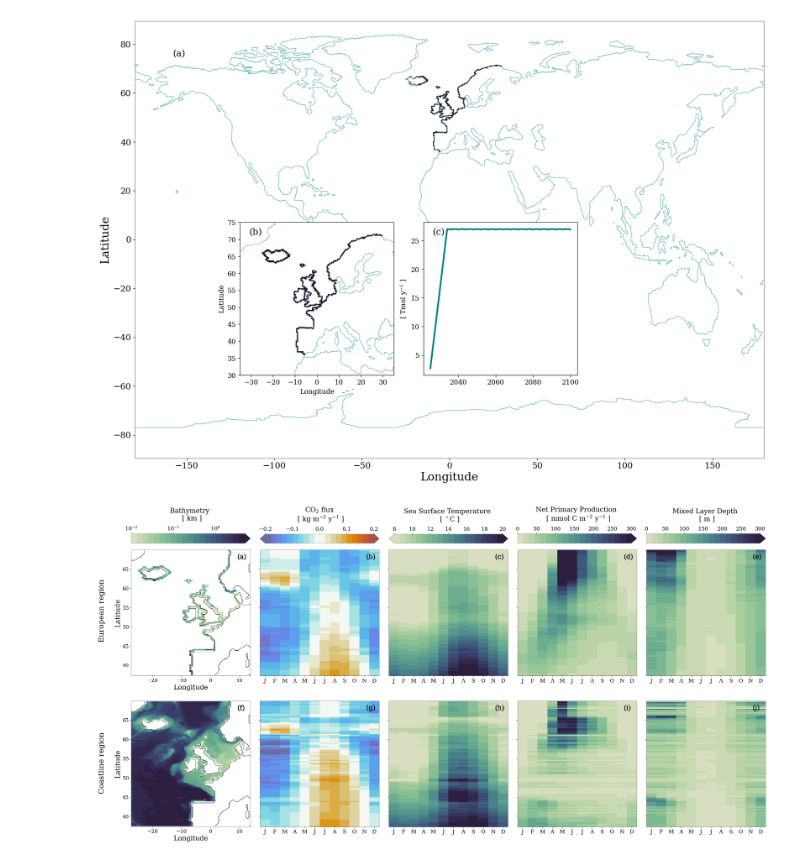
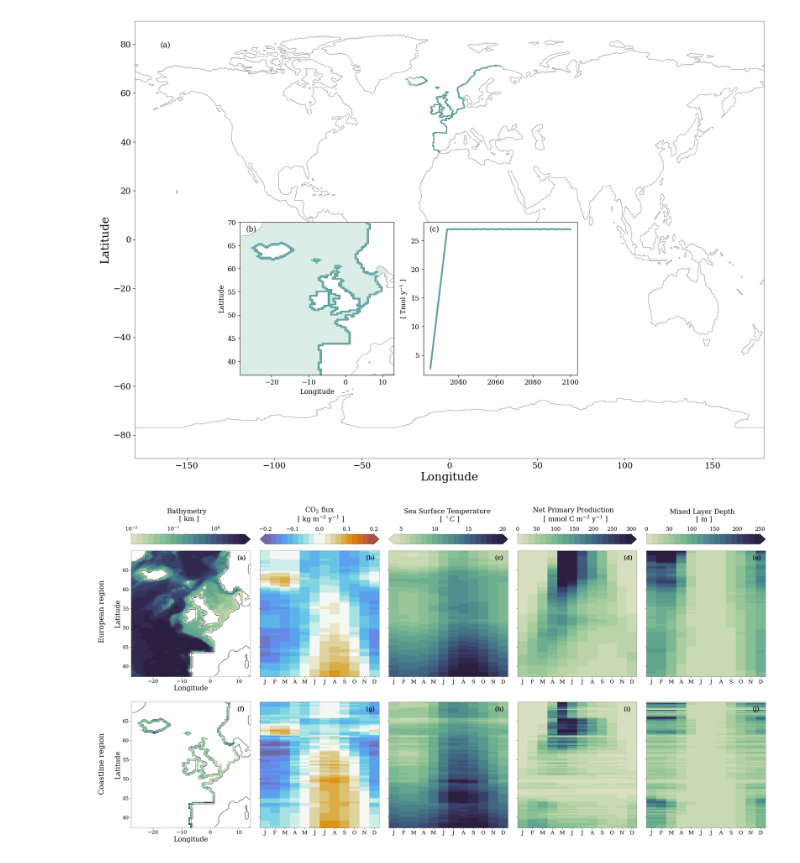
Before and after one commit to chiaraciscato/2026_ciscato_oae_seasonality, a Jupyter notebook: scripts/figure1,2.ipynb, the cells around one changed output. Saved outputs shown, nothing was run; the diff lists cells and outputs as text; code cells hidden in the pictures.

```diff
--- a/scripts/figure1,2.ipynb
+++ b/scripts/figure1,2.ipynb
@@ -3,9 +3,9 @@
 # %%
 vars = {
     'co2flux': {'var_name': 'co2flux',     'conv_term':'31536000', 'vmin':-0.2,'vmax':0.2, 'unit_chg': r'kg $\mathregular{m^{-2} \ y^{-1}}$',     'long':'$\mathregular{CO_{2}}$ flux'},
-    'sst':     {'var_name': 'sosstsst'                           , 'vmin':8,   'vmax':20,  'unit_chg': r'$^\circ$C',                              'long': 'Sea Surface Temperature'},
+    'sst':     {'var_name': 'sosstsst'                           , 'vmin':4,   'vmax':20,  'unit_chg': r'$^\circ$C',                              'long': 'Sea Surface Temperature'},
     'npp':     {'var_name': 'bgc_diag_pp', 'conv_term':'31536000', 'vmin':0,   'vmax':300, 'unit_chg': r'mmol C $\mathregular{m^{-2} \ y^{-1}}$', 'long':'Net Primary Production'},
-    'mld':     {'var_name': 'somxl010'                           , 'vmin':0,   'vmax':300, 'unit_chg': 'm',                                       'long': 'Mixed Layer Depth'},
+    'mld':     {'var_name': 'somxl010'                           , 'vmin':0,   'vmax':250, 'unit_chg': 'm',                                       'long': 'Mixed Layer Depth'},
 }
 # %%
 def month_x_labels(ax):
@@ -78,9 +78,12 @@ fig, ax_out = plt.subplots(figsize=(20,14))
 alk_mask = xr.open_dataset(data_path + '../alk_mask/alkalinity_mask_timeseries.nc')['alk_flux'].sum('time_counter')
 alk_mask = alk_mask.where(alk_mask)
 alk_mask = xr.where(alk_mask.notnull(), 1, 0)
+alk_mask_sliced = alk_mask.sel(x=slice(519, 595), y=slice(329, 435))
+mesh_mask_sliced = mesh_mask.sel(x=slice(519, 595), y=slice(329, 435))
 
-mesh_mask_sliced = mesh_mask.where((mesh_mask['nav_lon']>-40) & (mesh_mask['nav_lon']<55) & (mesh_mask['nav_lat']>25) & (mesh_mask['nav_lat']<80), drop=True)
-alk_mask_sliced = alk_mask.where((alk_mask['nav_lon']>-40) & (alk_mask['nav_lon']<55) & (alk_mask['nav_lat']>25) & (alk_mask['nav_lat']<80), drop=True)
+polygon_boundaries = polygon_mask(mesh_mask)
+mesh = mesh_mask['tmask'] * polygon_boundaries
+mesh = mesh.sel(x=slice(519, 595), y=slice(329, 435))
 
 cmap = sns.cubehelix_palette(start=.5, rot=-.75, as_cmap=True)
 cmap, norm = create_discrete_cmap(cmap, 20)
@@ -97,41 +100,23 @@ ax_out.tricontour(
     y[mask],
     z[mask],
     levels=[0.5],
-    colors='teal',
-    linewidths=.5,
+    colors='black',
+    linewidths=.3,
 )
 
 ax_out.pcolormesh(
                     alk_mask[lon],
                     alk_mask[lat],
                     alk_mask,
-                    vmin=0,vmax=1,
-                    cmap = cm.fall_r,
+                    vmin=0,vmax=2.5,
+                    cmap = cm.ocean_r,
                 )
 
 axins = inset_axes(ax_out, width="35%", height="35%", loc="lower left", bbox_to_anchor=(0.16, 0.18, 0.7, 1), bbox_transform=ax_out.transAxes)
 
-im = axins.pcolormesh(
-                    alk_mask_sliced[lon],
-                    alk_mask_sliced[lat],
-                    alk_mask_sliced,
-                    cmap = cm.fall_r,
-                )
-
-x = mesh_mask_sliced[lon].values.ravel()
-y = mesh_mask_sliced[lat].values.ravel()
-z = mesh_mask_sliced['tmask'].values.ravel()
-
-mask = np.isfinite(x) & np.isfinite(y) & np.isfinite(z)
-
-axins.tricontour(
-    x[mask],
-    y[mask],
-    z[mask],
-    levels=[0.5],
-    colors='teal',
-    linewidths=.5,
-)
+im1 = axins.pcolormesh(alk_mask_sliced['nav_lon'].mean('y'), alk_mask_sliced['nav_lat'].mean('x'), alk_mask_sliced, cmap=cm.ocean_r, vmax=2.5)
+im2 = axins.pcolormesh(mesh_mask_sliced['nav_lon'].mean('y'), mesh_mask_sliced['nav_lat'].mean('x'), mesh, cmap=cm.ocean_r, vmax=4, alpha=0.3)
+axins.contour(mesh_mask_sliced['nav_lon'].mean('y'), mesh_mask_sliced['nav_lat'].mean('x'), mesh_mask_sliced['tmask'], levels=[0.5], colors='black', linewidths=.3)
 
 ax_out.set_xlabel('Longitude')
 ax_out.set_ylabel('Latitude')
@@ -140,10 +125,8 @@ ax_out.set_ylim(-89.5,89.5)
 
 axins.set_xlabel('Longitude', fontsize=12)
 axins.set_ylabel('Latitude', fontsize=12)
-# axins.set_xticklabels([])
-# axins.set_yticklabels([])
-axins.set_xlim(-35,35)
-axins.set_ylim(30,75)
+axins.set_xlim(-28.5,13)
+axins.set_ylim(37,70)
 axins.tick_params(axis='both', which='major', labelsize=12)
 
 alk_mask = xr.open_dataset(data_path + '../alk_mask/alkalinity_mask_timeseries.nc')['alk_flux']
@@ -153,12 +136,12 @@ axins2 = inset_axes(ax_out, width="35%", height="35%", loc="lower right", bbox_t
 alk_mask_weighted = (alk_mask * grid_cell_area).sum(dim=['x', 'y'])
 alk_mask_weighted = (alk_mask_weighted * 31536000 * 1.e-18)
 alk_integral = alk_mask_weighted.groupby('time_counter.year').mean(dim='time_counter').sel(year=slice(2025,2100))
-axins2.plot(alk_integral['year'], alk_integral, color='teal', linewidth=3)
+axins2.plot(alk_integral['year'], alk_integral, color='cadetblue', linewidth=3)
 axins2.set_ylabel(r'[ Tmol $\mathregular{y^{-1}}$ ]', fontsize=12)
 axins2.tick_params(axis='both', which='major', labelsize=12)
 
 for ax, letter in zip([ax_out,axins,axins2], string.ascii_lowercase):
-    ax.text(0.06, 0.92, f"({letter})", transform=ax.transAxes, fontsize=16)
+    ax.text(0.04, 0.94, f"({letter})", transform=ax.transAxes, fontsize=13)
 
 fineline(ax_out,0.4)
 fineline(axins,0.8)
@@ -166,7 +149,7 @@ fineline(axins2,0.8)
 
 plt.savefig('/Users/chiaraciscato/Desktop/GEOMAR/2025_ciscato_oae_seasonality/out/figure1.png')
 # %% [output]
-[figure, old version]
+[figure, new version]
 # %%
 fig, axes = plt.subplots(2, (len(vars)+1), figsize=(34, 18),sharey=True)
 plt.subplots_adjust(wspace=0.08)
@@ -219,7 +202,7 @@ for j, (var_key, keys) in enumerate(vars.items()):
     for i, (mask, map) in enumerate(zip([mesh, alk_mask],[mask_map,alk_map])):
 
         for ax, letter in zip(axes.flat, string.ascii_lowercase):
-            ax.text(0.89, 0.93, f"({letter})", transform=ax.transAxes, font=font_prop, fontsize=20)
+            ax.text(0.89, 0.93, f"({letter})", transform=ax.transAxes, font=font_prop, fontsize=18)
 
         ax_left = axes[i, 0]
         axes_right = axes[i, j+1]
@@ -231,7 +214,7 @@ for j, (var_key, keys) in enumerate(vars.items()):
 
         cmap_dic, extend = discretised_cmap(map)
 
-        im_map = ax_left.pcolormesh(map['nav_lon'].mean('y'), map['nav_lat'].mean('x'), data * 1.e-3, cmap=cmap_dic, norm=LogNorm(vmin=0.01, vmax=5))
+        im_map = ax_left.pcolormesh(map['nav_lon'].mean('y'), map['nav_lat'].mean('x'), map * 1.e-3, cmap=cmap_dic, norm=LogNorm(vmin=0.01, vmax=5))
         ax_left.contour(lon_dic, lat_dic, dic_original['DIC'], levels=[0.5], colors='black', linewidths=.5)
 
         if vmin < 0 < vmax:
@@ -263,31 +246,31 @@ for j, (var_key, keys) in enumerate(vars.items()):
 
 for j, (var_key, keys) in enumerate(vars.items()):
     col_axes = [axes[0, j+1], axes[1, j+1]]
     c = fig.colorbar(
         ims[j],
         ax=col_axes,
         aspect=12,
         pad=0.02,
         location="top",
         extend=extends[j]
     )
 
     c.set_label(f"{keys['long']} \n [ {keys['unit_chg']} ]", labelpad=16)
     c.outline.set_linewidth(0.25)
     c.ax.tick_params(labelsize=16)
 
 c_map = fig.colorbar(im_map, ax=[axes[0,0],axes[1,0]],
         aspect=12,
         pad=0.02,location='top', extend='max')
 
 c_map.set_label('Bathymetry \n [ km ]', labelpad=16)
 c_map.outline.set_linewidth(0.25)
 c_map.ax.tick_params(labelsize=16)
 
 row_titles = ['European region', 'Coastline region']
 for i, title in enumerate(row_titles):
     fig.text(0.085, 0.54 - i * 0.35,title, ha='left', rotation=90, fontsize=22)
 
 plt.savefig('/Users/chiaraciscato/Desktop/GEOMAR/2025_ciscato_oae_seasonality/out/figure2.png')
 # %% [output]
-[figure, old version]
+[figure, new version]
```
Also changed, not shown: 9 other files.
